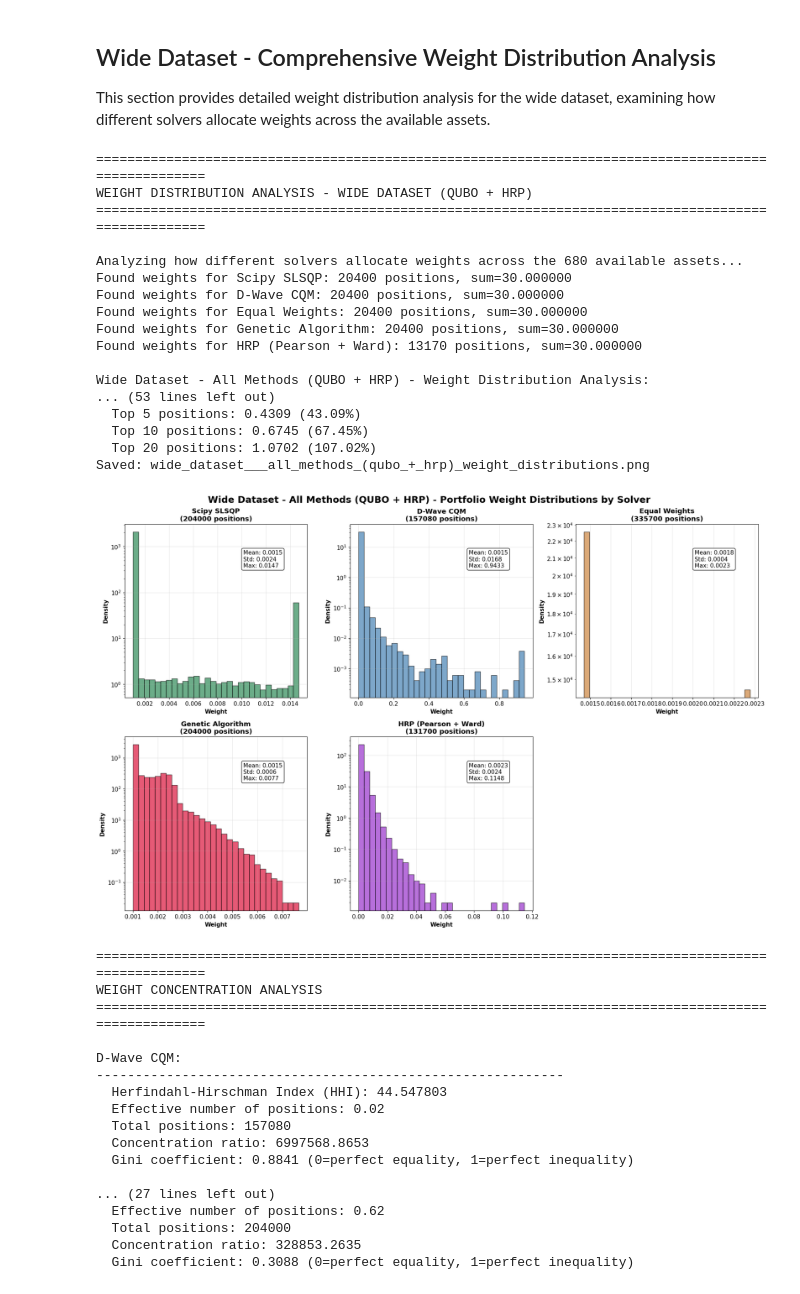
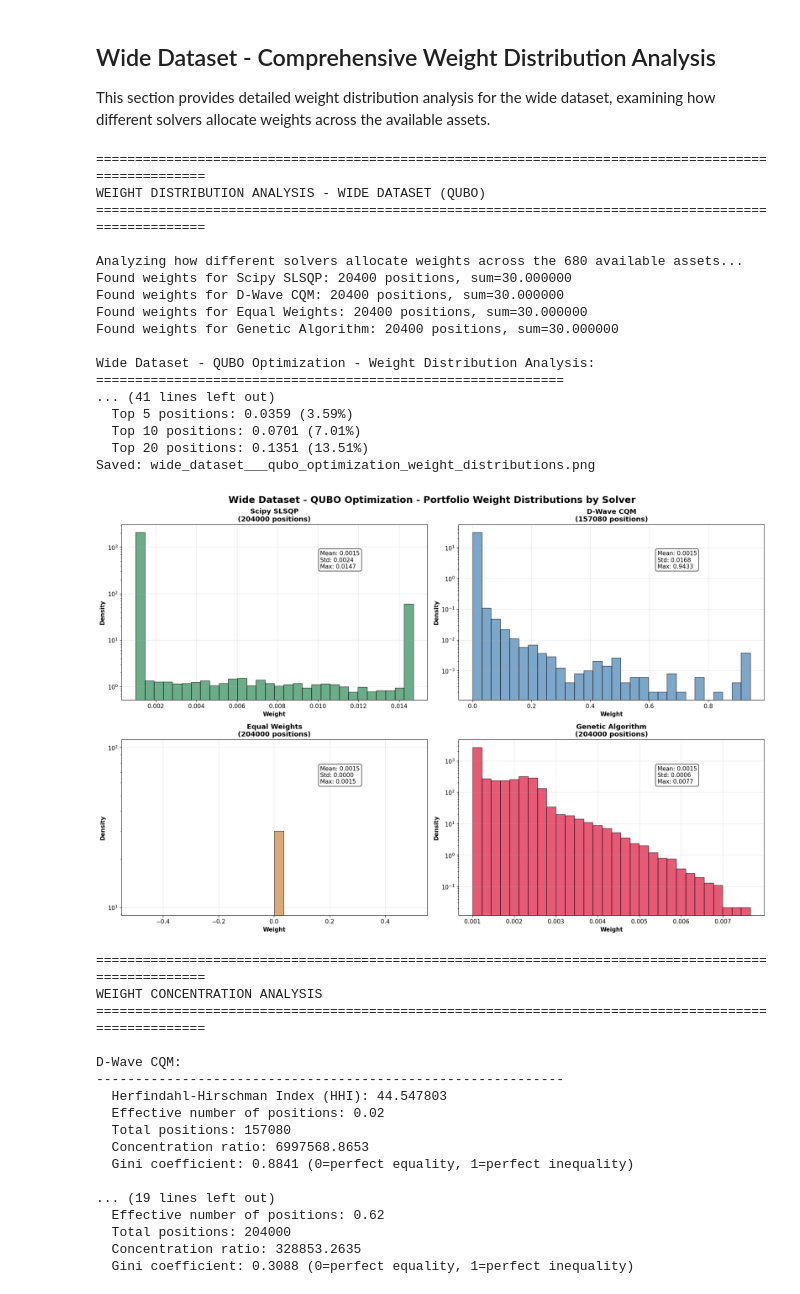
Before and after one commit to bvcmartins/quantum_portfolio, a Jupyter notebook: src/qubo/qubo_results_analysis.ipynb, the cells around one changed output. Saved outputs shown, nothing was run; the diff lists cells and outputs as text; code cells hidden in the pictures.

Commit message:
refactored analysis separating comprehensive comparison from individual methods

```diff
--- a/src/qubo/qubo_results_analysis.ipynb
+++ b/src/qubo/qubo_results_analysis.ipynb
@@ -247,7 +228,7 @@ Name: count, dtype: int64
 # %%
 # Plot cumulative returns traces for all periods comparing all solvers
 print("=" * 100)
-print("CUMULATIVE RETURNS TRACES - ALL PERIODS COMPARISON (QUBO + HRP)")
+print("CUMULATIVE RETURNS TRACES - ALL PERIODS COMPARISON (QUBO)")
 print("=" * 100)
 
 # Get unique periods and solvers
@@ -261,14 +242,13 @@ solver_colors = {
     'Equal Weights': '#1E40AF',           # Deep blue
     'Genetic Algorithm': '#3B82F6',       # Medium blue
     'Scipy SLSQP': '#60A5FA',             # Light blue
-    'HRP (Pearson + Ward)': '#DC2626',    # Red - HRP
     'D-Wave CQM': '#FB923C',              # Light orange
     'D-Wave Nonlinear': '#FBBF24'         # Yellow-orange
 }
 
 # Create subplots - 2 rows x 5 columns for 10 periods
 fig, axes = plt.subplots(2, 5, figsize=(24, 10))
-fig.suptitle('Portfolio Optimization - Cumulative Returns Traces - All Periods (QUBO + HRP)', fontsize=20, fontweight='bold')
+fig.suptitle('QUBO Optimization - Cumulative Returns Traces - All Periods', fontsize=20, fontweight='bold')
 axes = axes.flatten()
 
 for idx, period in enumerate(periods):
@@ -290,15 +270,11 @@ for idx, period in enumerate(periods):
                 # Create time axis
                 time_axis = np.arange(len(returns_array))
 
-                # Plot the trace with HRP having a different line style
                 color = solver_colors.get(solver_name, '#000000')
-                linestyle = '-' if 'HRP' not in solver_name else '--'
-                linewidth = 2.5 if 'HRP' in solver_name else 2
                 ax.plot(time_axis, returns_array,
                        label=solver_name,
                        color=color,
-                       linewidth=linewidth,
-                       linestyle=linestyle,
+                       linewidth=2,
                        alpha=0.8)
 
     # Format the subplot
@@ -314,8 +290,8 @@ for idx, period in enumerate(periods):
         ax.legend(loc='best', fontsize=9, framealpha=0.9)
 
 plt.tight_layout()
-plt.savefig(os.path.join(artifacts_dir, 'all_methods_cumulative_returns_all_periods.png'), dpi=300, bbox_inches='tight')
-print("Saved: all_methods_cumulative_returns_all_periods.png")
+plt.savefig(os.path.join(artifacts_dir, 'qubo_cumulative_returns_all_periods.png'), dpi=300, bbox_inches='tight')
+print("Saved: qubo_cumulative_returns_all_periods.png")
 plt.show()
 
 # Print summary statistics for each period
@@ -682,14 +656,14 @@ This section provides detailed weight distribution analysis for the wide dataset
 # %%
 # Comprehensive Weight Distribution Analysis for Wide Dataset
 print("\n" + "=" * 100)
-print("WEIGHT DISTRIBUTION ANALYSIS - WIDE DATASET (QUBO + HRP)")
+print("WEIGHT DISTRIBUTION ANALYSIS - WIDE DATASET (QUBO)")
 print("=" * 100)
 print("\nAnalyzing how different solvers allocate weights across the 680 available assets...")
 
 # Run weight distribution analysis
 weights_by_solver = plot_weight_distribution_histograms(
     df_wide,
-    'Wide Dataset - All Methods (QUBO + HRP)',
+    'Wide Dataset - QUBO Optimization',
     bins=30
 )
 
@@ -705,42 +679,42 @@ for solver_name in sorted(weights_by_solver.keys()):
     print("-" * 60)
 
     # Calculate Herfindahl-Hirschman Index (HHI) - measure of concentration
     # HHI ranges from 1/n (perfectly diversified) to 1 (fully concentrated)
     hhi = np.sum(weights ** 2)
 
     # Effective number of positions
     effective_n = 1 / hhi if hhi > 0 else 0
 
     print(f"  Herfindahl-Hirschman Index (HHI): {hhi:.6f}")
     print(f"  Effective number of positions: {effective_n:.2f}")
     print(f"  Total positions: {len(weights)}")
     print(f"  Concentration ratio: {hhi * len(weights):.4f}")
 
     # Gini coefficient - measure of inequality
     sorted_weights = np.sort(weights)
     n = len(sorted_weights)
     cumsum = np.cumsum(sorted_weights)
     gini = (2 * np.sum((np.arange(1, n+1)) * sorted_weights)) / (n * np.sum(sorted_weights)) - (n + 1) / n
     print(f"  Gini coefficient: {gini:.4f} (0=perfect equality, 1=perfect inequality)")
 # %% [output]
 ====================================================================================================
-WEIGHT DISTRIBUTION ANALYSIS - WIDE DATASET (QUBO + HRP)
+WEIGHT DISTRIBUTION ANALYSIS - WIDE DATASET (QUBO)
 ====================================================================================================
 
 Analyzing how different solvers allocate weights across the 680 available assets...
 Found weights for Scipy SLSQP: 20400 positions, sum=30.000000
 Found weights for D-Wave CQM: 20400 positions, sum=30.000000
 Found weights for Equal Weights: 20400 positions, sum=30.000000
 Found weights for Genetic Algorithm: 20400 positions, sum=30.000000
-Found weights for HRP (Pearson + Ward): 13170 positions, sum=30.000000
 
-Wide Dataset - All Methods (QUBO + HRP) - Weight Distribution Analysis:
-... (53 lines left out)
-  Top 5 positions: 0.4309 (43.09%)
-  Top 10 positions: 0.6745 (67.45%)
-  Top 20 positions: 1.0702 (107.02%)
-Saved: wide_dataset___all_methods_(qubo_+_hrp)_weight_distributions.png
+Wide Dataset - QUBO Optimization - Weight Distribution Analysis:
+============================================================
+... (41 lines left out)
+  Top 5 positions: 0.0359 (3.59%)
+  Top 10 positions: 0.0701 (7.01%)
+  Top 20 positions: 0.1351 (13.51%)
+Saved: wide_dataset___qubo_optimization_weight_distributions.png
-[figure, old version]
+[figure, new version]
 ====================================================================================================
 WEIGHT CONCENTRATION ANALYSIS
 ====================================================================================================
@@ -753,7 +727,7 @@ D-Wave CQM:
   Concentration ratio: 6997568.8653
   Gini coefficient: 0.8841 (0=perfect equality, 1=perfect inequality)
 
-... (27 lines left out)
+... (19 lines left out)
   Effective number of positions: 0.62
   Total positions: 204000
   Concentration ratio: 328853.2635
```
Also changed, not shown: parts of 4 cells of this notebook, 21 other files.
